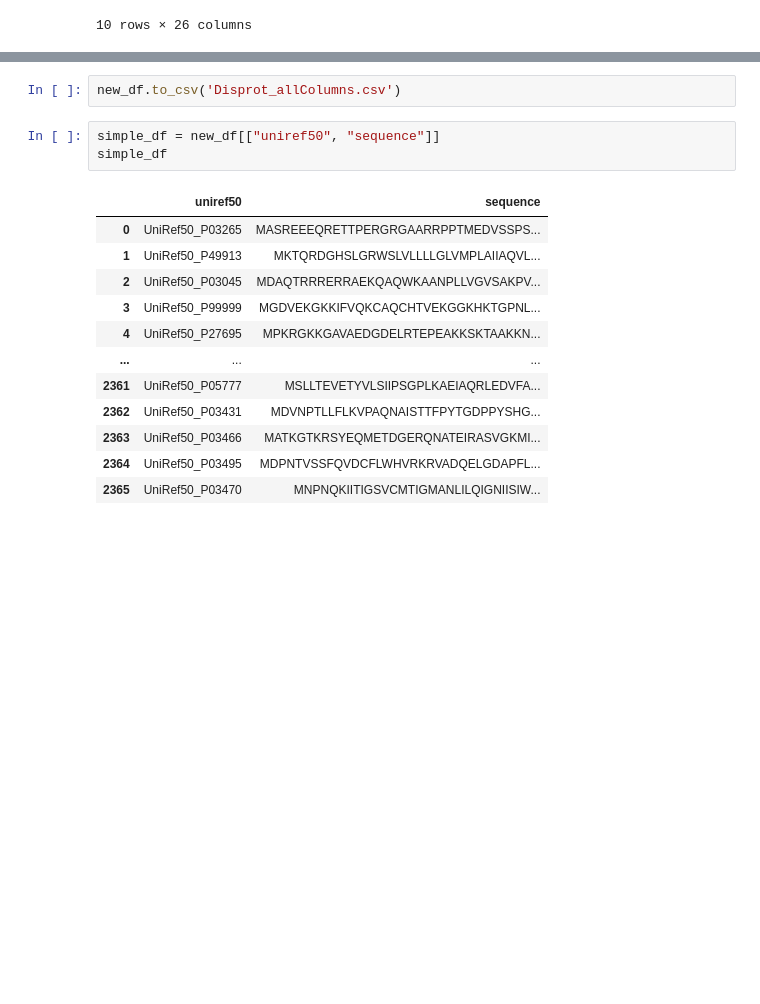
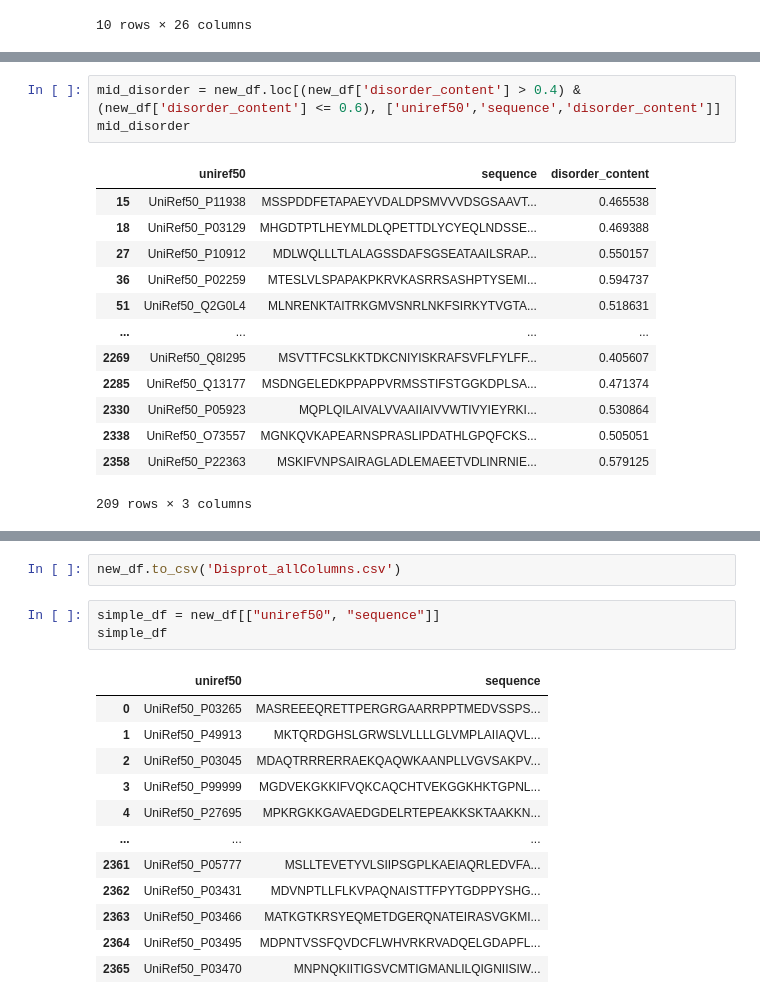
Before and after one commit to michellegarcia2000/p-rotein, a Jupyter notebook: json_p-ai.ipynb, the cells around one changed output, grey strips where cells are left out. Saved outputs shown, nothing was run; the diff lists cells and outputs as text; blank space fills up the shorter version.

```diff
--- a/json_p-ai.ipynb
+++ b/json_p-ai.ipynb
@@ -26,0 +74,17 @@ display(new_df.head(10).dropna(axis=1))
+# %%
+mid_disorder = new_df.loc[(new_df['disorder_content'] > 0.4) & (new_df['disorder_content'] <= 0.6), ['uniref50','sequence','disorder_content']]
+mid_disorder
+# %% [output]
+|  | uniref50 | sequence | disorder_content |
+| 15 | UniRef50_P11938 | MSSPDDFETAPAEYVDALDPSMVVVDSGSAAVT... | 0.465538 |
+| 18 | UniRef50_P03129 | MHGDTPTLHEYMLDLQPETTDLYCYEQLNDSSE... | 0.469388 |
+| 27 | UniRef50_P10912 | MDLWQLLLTLALAGSSDAFSGSEATAAILSRAP... | 0.550157 |
+| 36 | UniRef50_P02259 | MTESLVLSPAPAKPKRVKASRRSASHPTYSEMI... | 0.594737 |
+| 51 | UniRef50_Q2G0L4 | MLNRENKTAITRKGMVSNRLNKFSIRKYTVGTA... | 0.518631 |
+| ... | ... | ... | ... |
+| 2269 | UniRef50_Q8I295 | MSVTTFCSLKKTDKCNIYISKRAFSVFLFYLFF... | 0.405607 |
+| 2285 | UniRef50_Q13177 | MSDNGELEDKPPAPPVRMSSTIFSTGGKDPLSA... | 0.471374 |
+| 2330 | UniRef50_P05923 | MQPLQILAIVALVVAAIIAIVVWTIVYIEYRKI... | 0.530864 |
+| 2338 | UniRef50_O73557 | MGNKQVKAPEARNSPRASLIPDATHLGPQFCKS... | 0.505051 |
+| 2358 | UniRef50_P22363 | MSKIFVNPSAIRAGLADLEMAEETVDLINRNIE... | 0.579125 |
+209 rows × 3 columns
```
Also changed, not shown: parts of 7 cells of this notebook, 1 other file.
